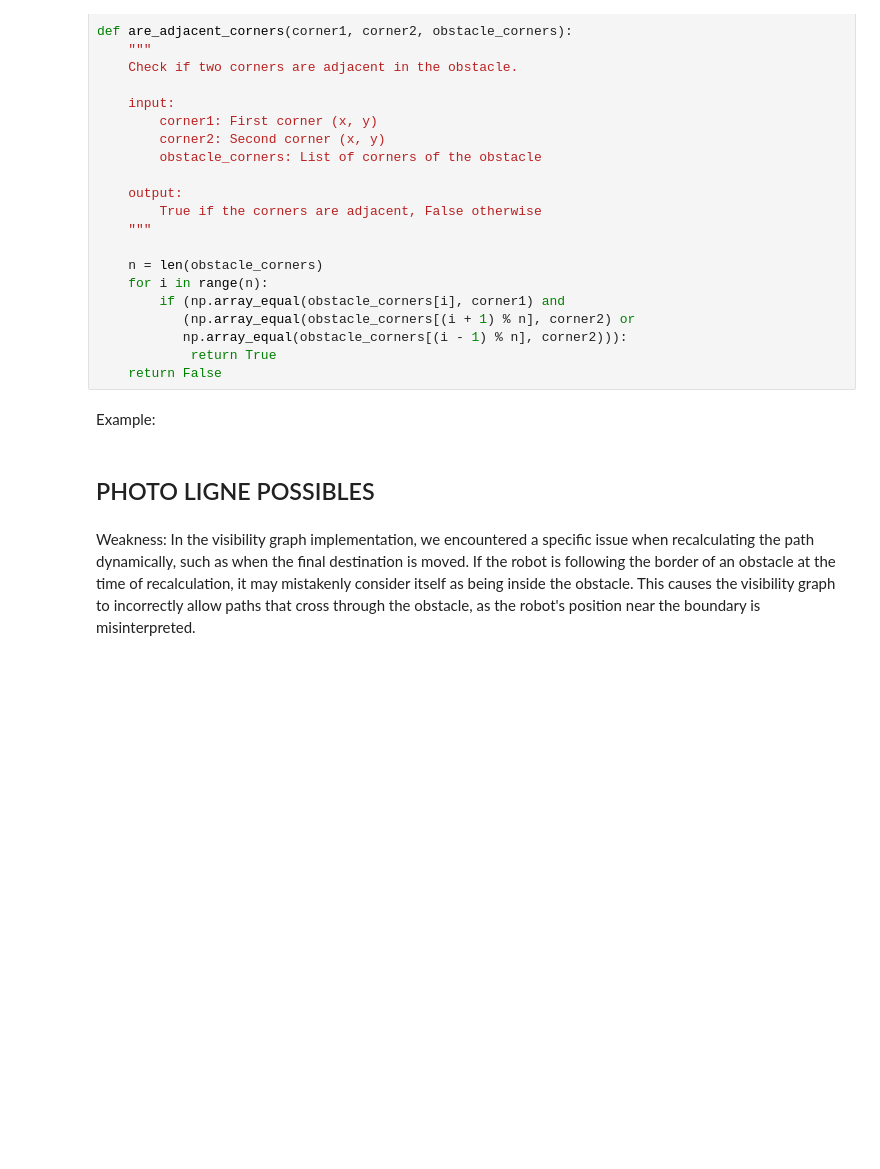
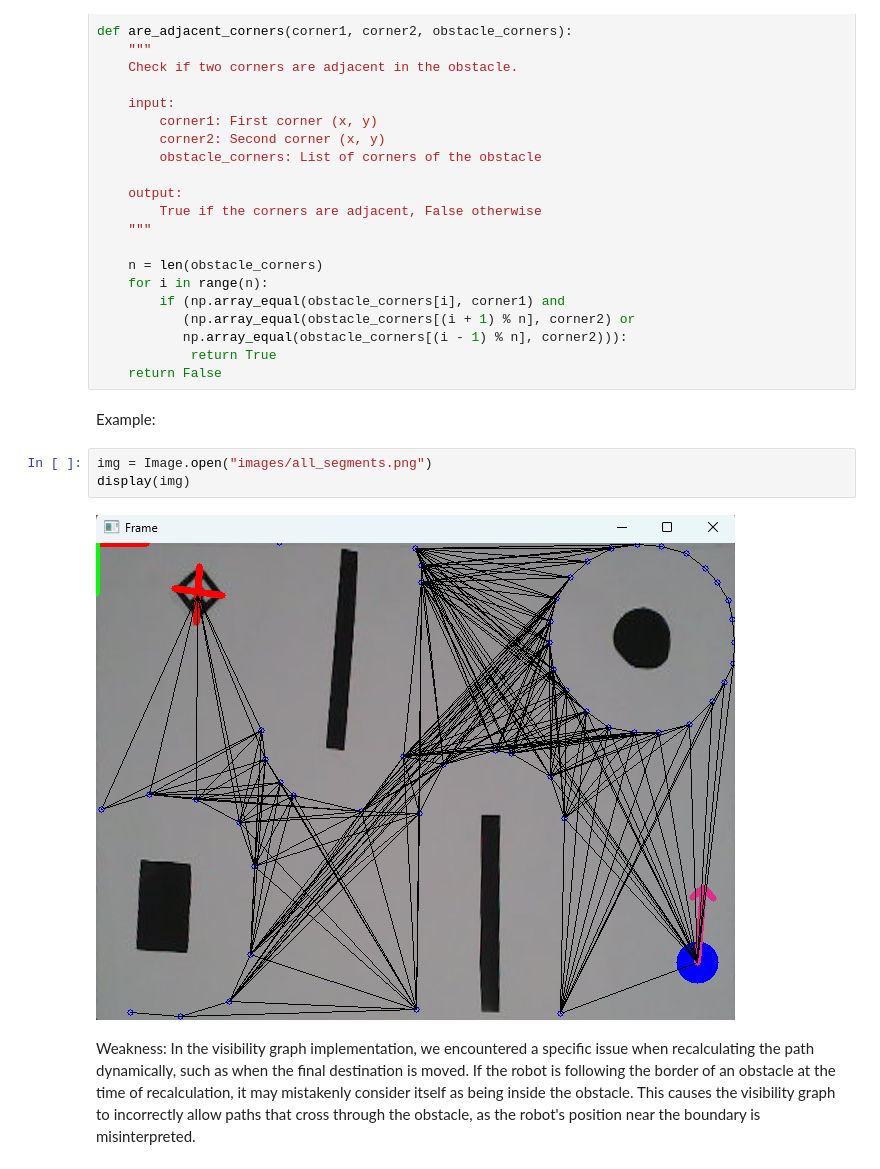
Before and after one commit to chrismtl/mobile_robotics_31, a Jupyter notebook: final_report.ipynb, the cells around one changed output. Cells and saved outputs as stored; diff of their text form; blank space fills up the shorter version.

```diff
--- a/final_report.ipynb
+++ b/final_report.ipynb
@@ -255,8 +255,11 @@ def are_adjacent_corners(corner1, corner2, obstacle_corners):
     return False
 # %% [markdown]
 Example:
-# %% [markdown]
-## PHOTO LIGNE POSSIBLES
+# %%
+img = Image.open("images/all_segments.png")
+display(img)
+# %% [output]
+[figure, added]
 # %% [markdown]
 Weakness: In the visibility graph implementation, we encountered a specific issue when recalculating the path dynamically, such as when the final destination is moved. If the robot is following the border of an obstacle at the time of recalculation, it may mistakenly consider itself as being inside the obstacle. This causes the visibility graph to incorrectly allow paths that cross through the obstacle, as the robot's position near the boundary is misinterpreted.
 # %% [markdown]
```
Also changed, not shown: 1 other file.
